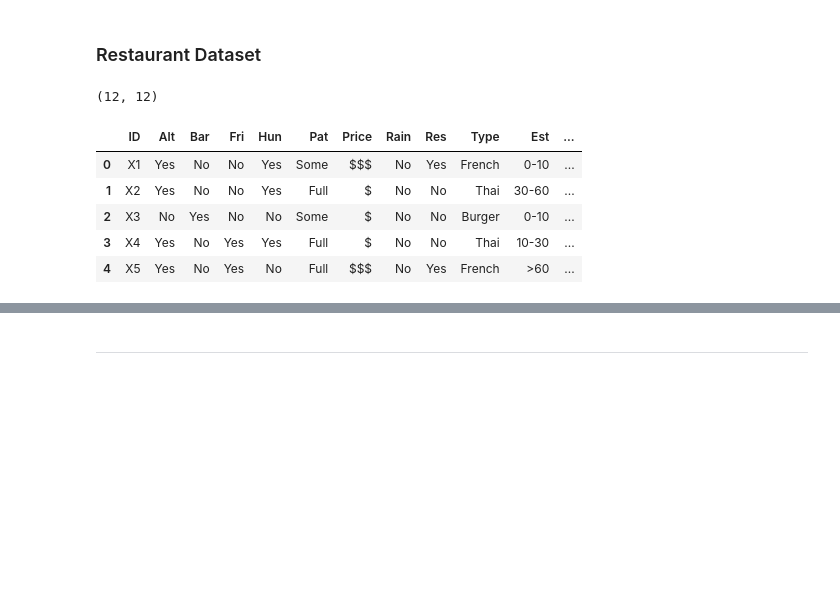
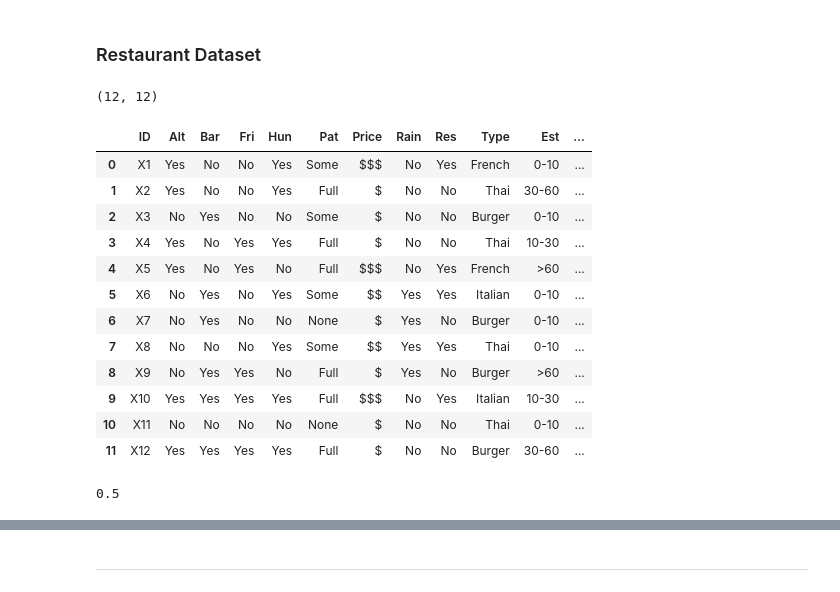
Before and after one commit to EstevesX10/AI-Decision-Trees-ID3, a Jupyter notebook: Decision Trees - ID3/Decision_Trees_ID3.ipynb, the cells around one changed output, grey strips where cells are left out. Cells and saved outputs as stored; diff of their text form; code cells hidden in the pictures; blank space fills up the shorter version.

```diff
--- a/Decision Trees - ID3/Decision_Trees_ID3.ipynb
+++ b/Decision Trees - ID3/Decision_Trees_ID3.ipynb
@@ -97,10 +97,11 @@ np.random.seed(1234)
 </div>
 # %%
 class Node:
-    def __init__(self, feature=None, threshold=None, left=None, right=None, *, value=None):
+    def __init__(self, feature=None, threshold=None, information_gain=None, left=None, right=None, *, value=None):
         # Feature and Threshold this node was divided with
         self.feature = feature
         self.threshold = threshold
+        self.information_gain = information_gain
 
         # Defining the Left and Right children
         self.left = left
@@ -207,7 +208,7 @@ class DecisionTree:
                     split_threshold = threshold
 
         # Returning the Best Split Criteria Found
-        return split_idx, split_threshold
+        return split_idx, split_threshold, best_gain
 
     def _grow_tree(self, X, y, depth=0):
         # Getting the number of samples, features and labels in the data given
@@ -234,14 +235,14 @@ class DecisionTree:
         features_indices = np.random.choice(n_features, self.n_features, replace=False)
 
         # Find the Best Split
-        best_feature, best_threshold = self._best_split(X, y, features_indices)
+        best_feature, best_threshold, info_gain = self._best_split(X, y, features_indices)
 
         # Create Child Nodes (Also makes a recursive call to continue to grow the tree)
         left_indices, right_indices = self._split(X[:, best_feature], best_threshold)
         left = self._grow_tree(X[left_indices, :], y[left_indices], depth + 1)
         right = self._grow_tree(X[right_indices, :], y[right_indices], depth + 1)
 
-        return Node(best_feature, best_threshold, left, right)
+        return Node(best_feature, best_threshold, info_gain, left, right)
 
     def fit(self, X, y):
         # Making sure that the amount of features does not surpass the ones available
@@ -266,25 +267,6 @@ class DecisionTree:
     def predict(self, X):
         # Predicts the Label given an Input
         return np.array([self._traverse_tree(x, self.root) for x in X])
-
-    """ print_tree function not working properly """
-    def print_tree(self, node=None, indent=" "):
-        if not node:
-            node = self.root
-
-        if node.value is not None:
-            print(node.value)
-
-        else:
-            print("X_" + str(node.feature), "<=", node.threshold, "?")
-            print("%sleft:" % (indent), end="")
-            self.print_tree(node.left, 2*indent)
-            print("%sright:" % (indent), end="")
-            self.print_tree(node.right, 2*indent)
-
-    def accuracy(self, y_test, y_predicted):
-        # Returns the Accuracy of the Model
-        return sum(y_test == y_predicted) / len(y_test)
 # %% [markdown]
 <div align="center">
 
@@ -401,15 +436,22 @@ class Dataset:
 # %%
 restaurant = Dataset(file_path='./Datasets/restaurant.csv')
 print(restaurant.df.shape)
-restaurant.df.head(5)
+restaurant.df
 # %% [output]
 (12, 12)
 |  | ID | Alt | Bar | Fri | Hun | Pat | Price | Rain | Res | Type | Est | ... |
 | 0 | X1 | Yes | No | No | Yes | Some | $$$ | No | Yes | French | 0-10 | ... |
 | 1 | X2 | Yes | No | No | Yes | Full | $ | No | No | Thai | 30-60 | ... |
 | 2 | X3 | No | Yes | No | No | Some | $ | No | No | Burger | 0-10 | ... |
 | 3 | X4 | Yes | No | Yes | Yes | Full | $ | No | No | Thai | 10-30 | ... |
 | 4 | X5 | Yes | No | Yes | No | Full | $$$ | No | Yes | French | >60 | ... |
+| 5 | X6 | No | Yes | No | Yes | Some | $$ | Yes | Yes | Italian | 0-10 | ... |
+| 6 | X7 | No | Yes | No | No | None | $ | Yes | No | Burger | 0-10 | ... |
+| 7 | X8 | No | No | No | Yes | Some | $$ | Yes | Yes | Thai | 0-10 | ... |
+| 8 | X9 | No | Yes | Yes | No | Full | $ | Yes | No | Burger | >60 | ... |
+| 9 | X10 | Yes | Yes | Yes | Yes | Full | $$$ | No | Yes | Italian | 10-30 | ... |
+| 10 | X11 | No | No | No | No | None | $ | No | No | Thai | 0-10 | ... |
+| 11 | X12 | Yes | Yes | Yes | Yes | Full | $ | No | No | Burger | 30-60 | ... |
 # %%
 # restaurant.data
 # restaurant.target
@@ -416,5 +460,9 @@ restaurant.df.head(5)
 # %%
 (X_Train, X_Test, Y_Train, Y_Test) = restaurant.train_test_split(test_size=0.3)
+# %%
+restaurant.Estimate_Holdout()
+# %% [output]
+0.5
 # %%
 restaurant.K_Fold_CV(3, DecisionTree)
 # %% [output]
```
Also changed, not shown: parts of 7 cells of this notebook.
